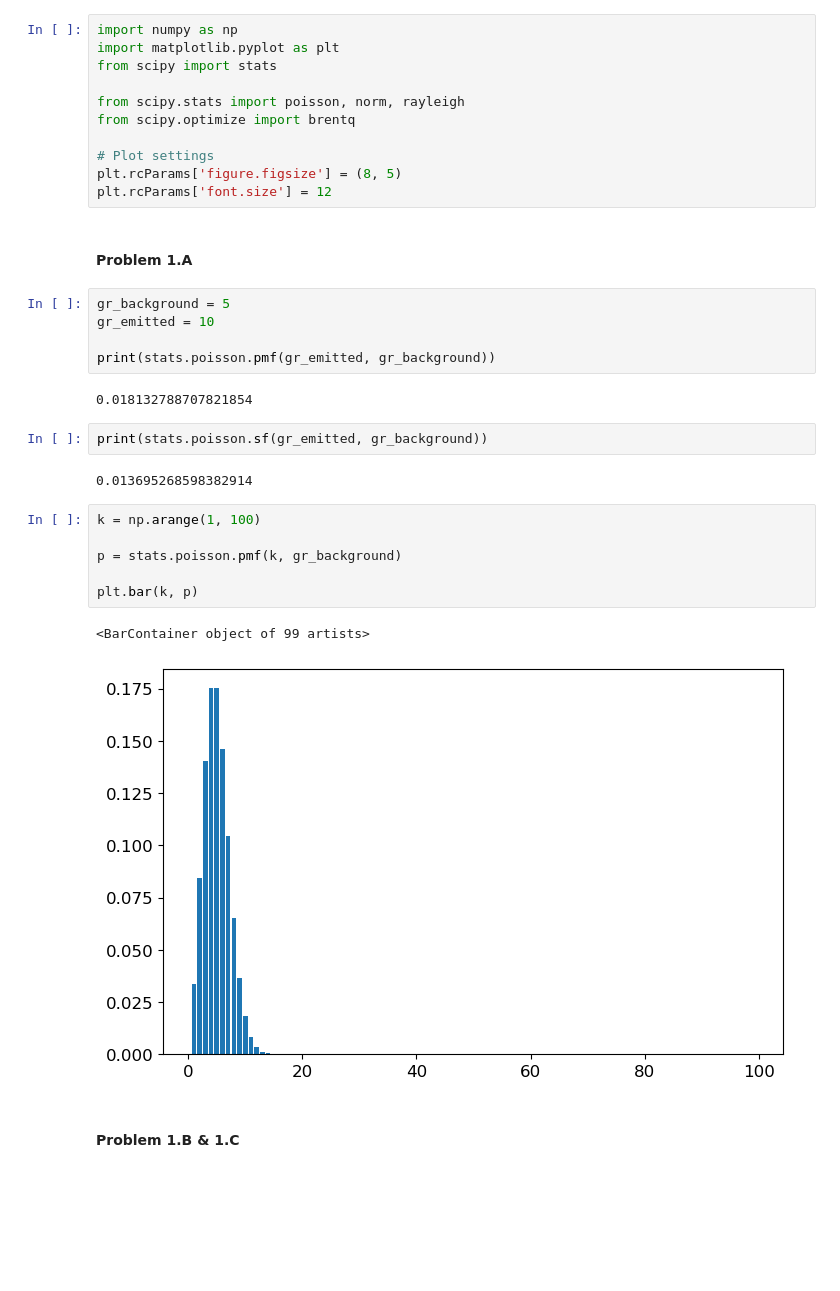
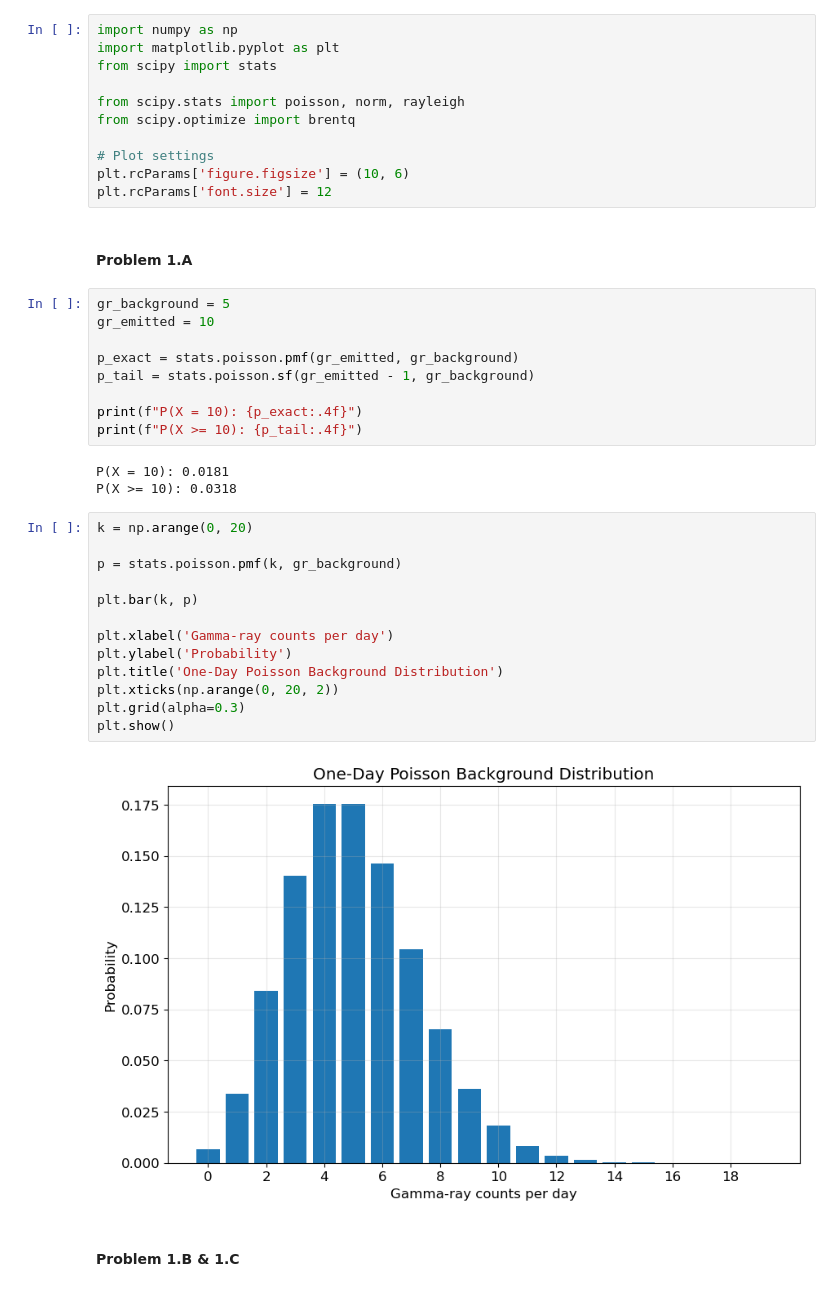
Before and after one commit to twbrouse/PHYS434, a Jupyter notebook: Lab2.ipynb, the cells around one changed output. Drawn from its saved outputs; the diff is of its cells as text; blank space fills up the shorter version.

```diff
--- a/Lab2.ipynb
+++ b/Lab2.ipynb
@@ -7,7 +7,7 @@ from scipy.stats import poisson, norm, rayleigh
 from scipy.optimize import brentq
 
 # Plot settings
-plt.rcParams['figure.figsize'] = (8, 5)
+plt.rcParams['figure.figsize'] = (10, 6)
 plt.rcParams['font.size'] = 12
 # %% [markdown]
 #### Problem 1.A
@@ -15,22 +15,29 @@ plt.rcParams['font.size'] = 12
 gr_background = 5
 gr_emitted = 10
 
-print(stats.poisson.pmf(gr_emitted, gr_background))
+p_exact = stats.poisson.pmf(gr_emitted, gr_background)
+p_tail = stats.poisson.sf(gr_emitted - 1, gr_background)
+
+print(f"P(X = 10): {p_exact:.4f}")
+print(f"P(X >= 10): {p_tail:.4f}")
 # %% [output]
-0.018132788707821854
+P(X = 10): 0.0181
+P(X >= 10): 0.0318
-# %%
-print(stats.poisson.sf(gr_emitted, gr_background))
-# %% [output]
-0.013695268598382914
 # %%
-k = np.arange(1, 100)
+k = np.arange(0, 20)
 
 p = stats.poisson.pmf(k, gr_background)
 
 plt.bar(k, p)
+
+plt.xlabel('Gamma-ray counts per day')
+plt.ylabel('Probability')
+plt.title('One-Day Poisson Background Distribution')
+plt.xticks(np.arange(0, 20, 2))
+plt.grid(alpha=0.3)
+plt.show()
 # %% [output]
-<BarContainer object of 99 artists>
-[figure, old version]
+[figure, new version]
 # %% [markdown]
 #### Problem 1.B & 1.C
 # %%
```
Also changed, not shown: parts of 19 cells of this notebook, 1 other file.
